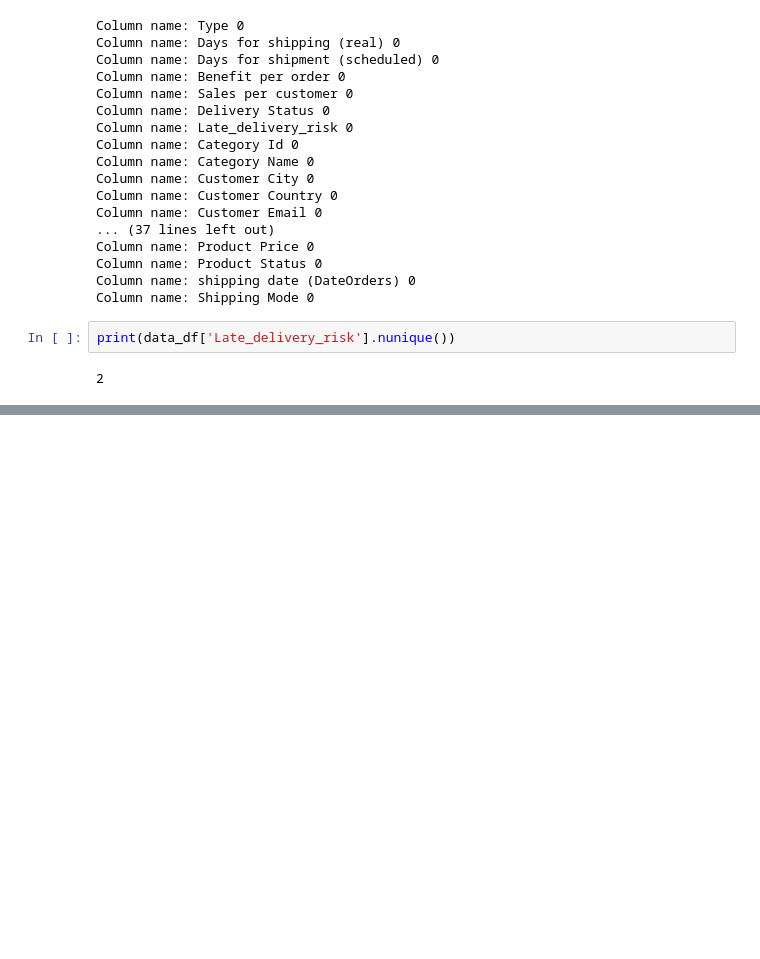
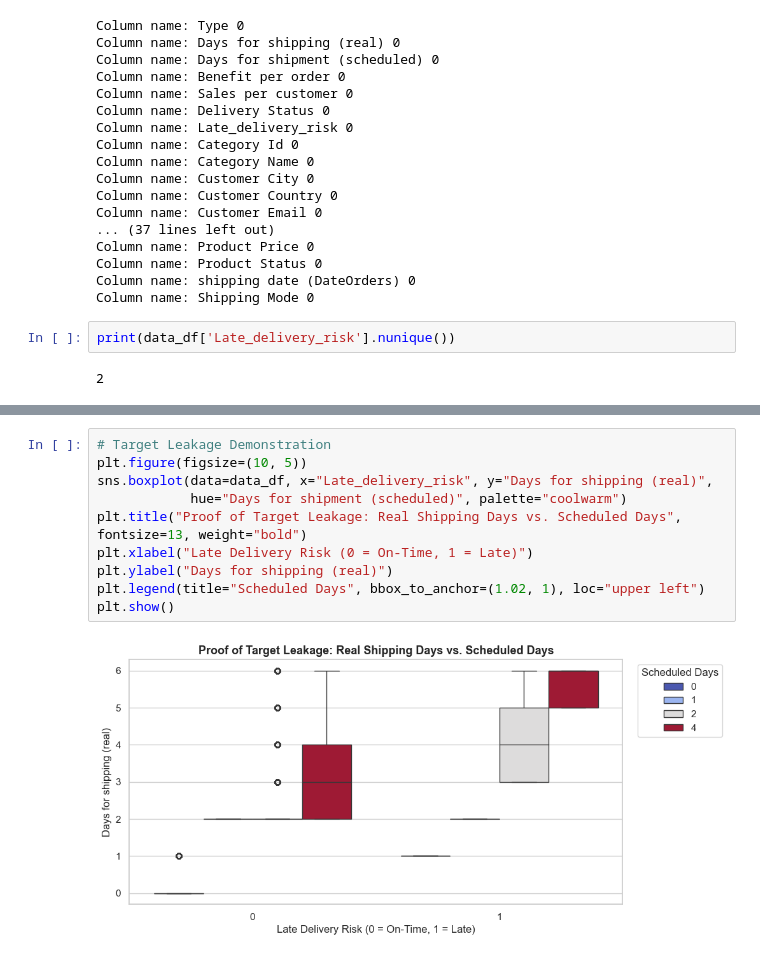
Before and after one commit to thamidu02/supply_chain_ML_model, a Jupyter notebook: test.ipynb, the cells around one changed output, grey strips where cells are left out. Saved outputs shown, nothing was run; the diff lists cells and outputs as text; blank space fills up the shorter version.

```diff
--- a/test.ipynb
+++ b/test.ipynb
@@ -101,0 +169,12 @@ print(data_df['Late_delivery_risk'].nunique())
+# %%
+# Target Leakage Demonstration
+plt.figure(figsize=(10, 5))
+sns.boxplot(data=data_df, x="Late_delivery_risk", y="Days for shipping (real)",
+            hue="Days for shipment (scheduled)", palette="coolwarm")
+plt.title("Proof of Target Leakage: Real Shipping Days vs. Scheduled Days", fontsize=13, weight="bold")
+plt.xlabel("Late Delivery Risk (0 = On-Time, 1 = Late)")
+plt.ylabel("Days for shipping (real)")
+plt.legend(title="Scheduled Days", bbox_to_anchor=(1.02, 1), loc="upper left")
+plt.show()
+# %% [output]
+[figure, added]
```
Also changed, not shown: parts of 31 cells of this notebook.
